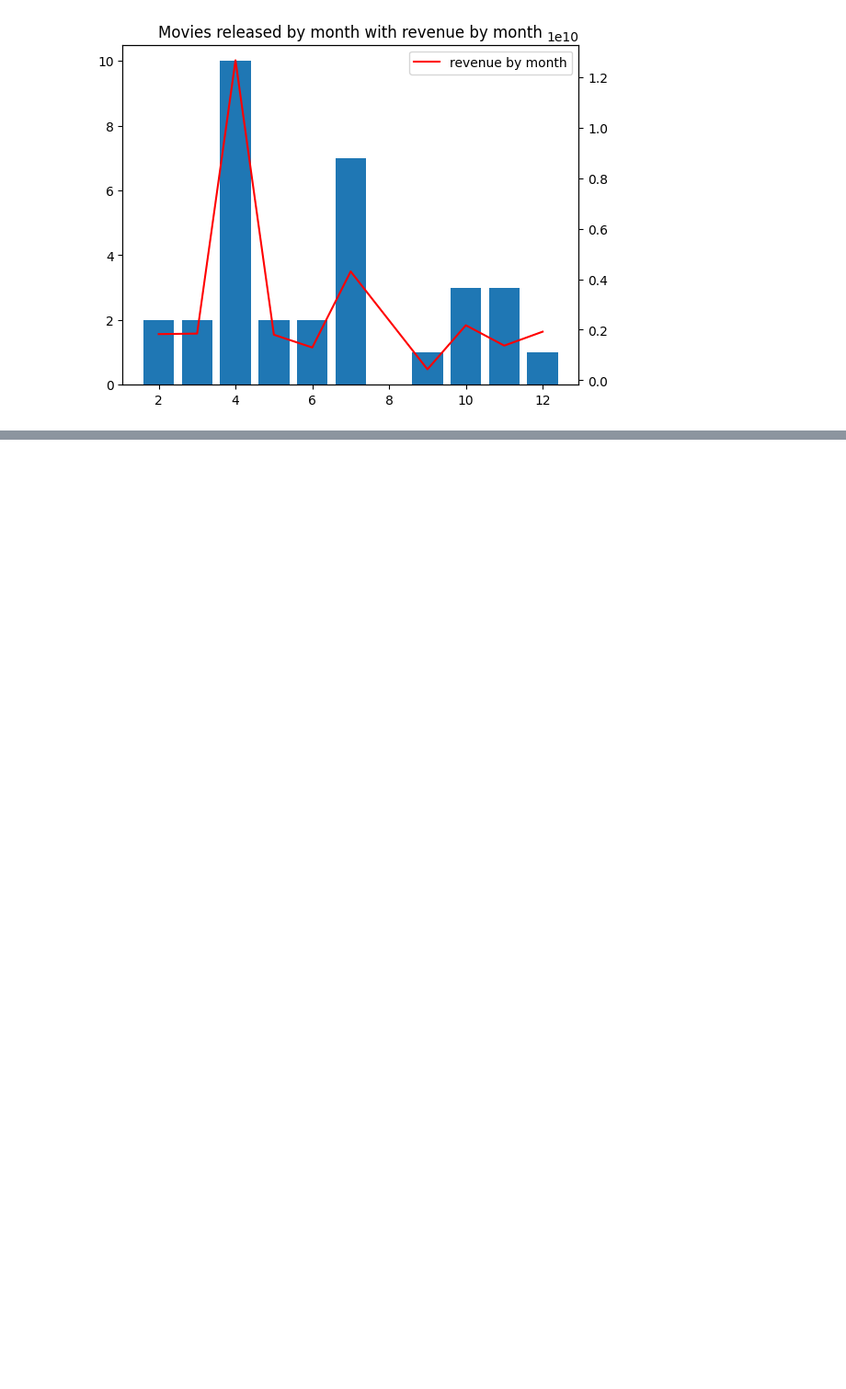
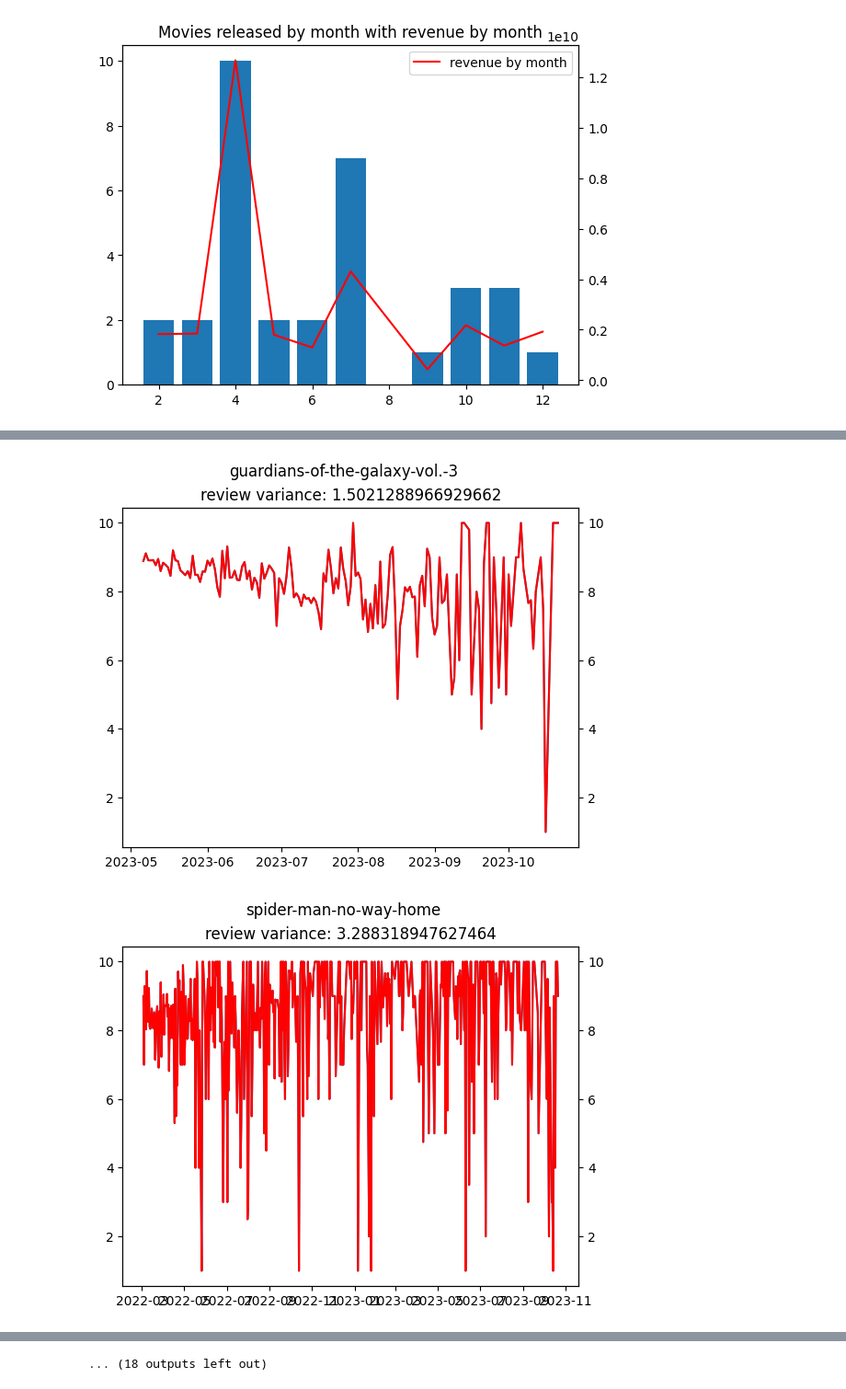
Before and after one commit to rizz-kings/data-in-the-wild, a Jupyter notebook: notebooks/popularity_analysis.ipynb, the cells around one changed output, grey strips where cells are left out. Shown at 92% size. Cells and saved outputs as stored; diff of their text form; code cells hidden in the pictures; blank space fills up the shorter version.

```diff
--- a/notebooks/popularity_analysis.ipynb
+++ b/notebooks/popularity_analysis.ipynb
@@ -93,3 +94,9 @@ plt.legend()
 plt.show()
 # %% [output]
 [figure]
+# %%
+user_review_df = pd.read_csv("../data/raw/reviews/RT_audience.csv")
+
+user_review_df["date"] = pd.to_datetime(user_review_df["date"], format="%Y-%m-%d")
+
+user_review_df
@@ -95,0 +117,25 @@ plt.show()
+# %%
+from datetime import timedelta
+from scipy.interpolate import make_interp_spline, BSpline
+import numpy as np
+
+with open("../data/raw/movie_stats/mcu_list.json", "r") as read_file:
+    movie_names = json.load(read_file)
+three_years = timedelta(days=365 * 3)
+
+for idx, name in enumerate(movie_names):
+    movie_df = user_review_df[user_review_df["movie"] == name]
+    movie_df = movie_df[movie_df["date"] <= df.loc[idx]["release_date"] + three_years]
+    movie_df = movie_df.groupby("date")["score"].mean()
+    movie_var = movie_df.var()
+    if movie_df.empty:
+        continue
+    plt.plot(movie_df)
+    axes2 = plt.twinx()
+    axes2.plot(movie_df.interpolate(), color="red")
+    plt.suptitle(f"{name}")
+    plt.title(f"review variance: {movie_var}")
+    plt.show()
+# %% [output]
+[figure, added]
+[figure, added]
@@ -95,0 +152 @@ plt.show()
+... (18 outputs left out)
```
Also changed, not shown: parts of 5 cells of this notebook, 1 other file.
